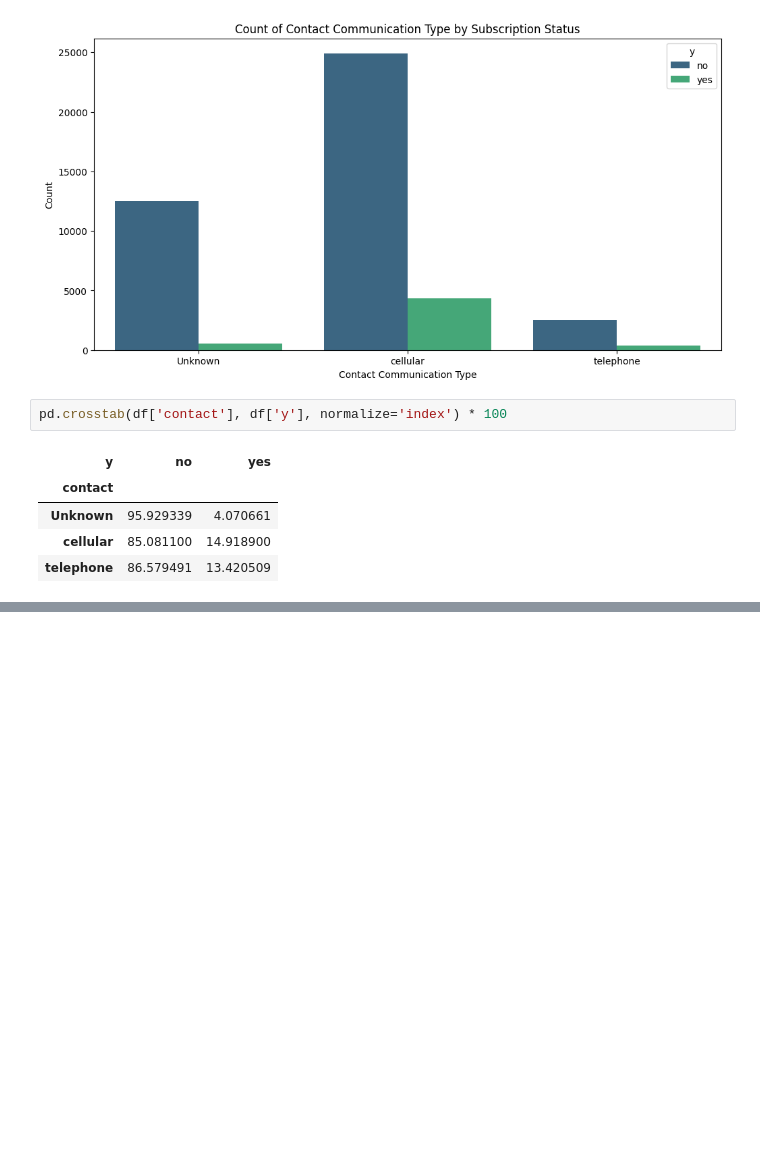
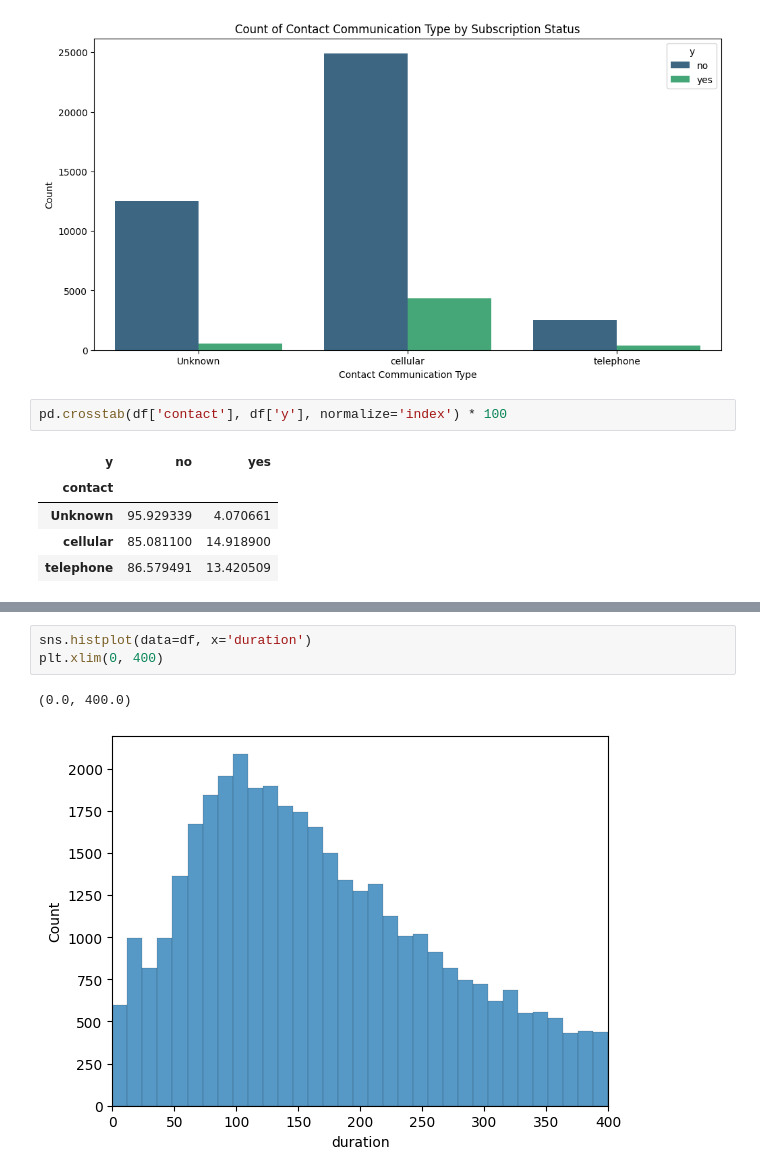
Before and after one commit to DenizBerkDemirag/bank-marketing, a Jupyter notebook: eda_analysis.ipynb, the cells around one changed output, grey strips where cells are left out. Saved outputs shown, nothing was run; the diff lists cells and outputs as text; blank space fills up the shorter version.

```diff
--- a/eda_analysis.ipynb
+++ b/eda_analysis.ipynb
@@ -312,0 +325,6 @@ pd.crosstab(df['contact'], df['y'], normalize='index') * 100
+# %%
+sns.histplot(data=df, x='duration')
+plt.xlim(0, 400)
+# %% [output]
+(0.0, 400.0)
+[figure, added]
```
Also changed, not shown: parts of 5 cells of this notebook.
